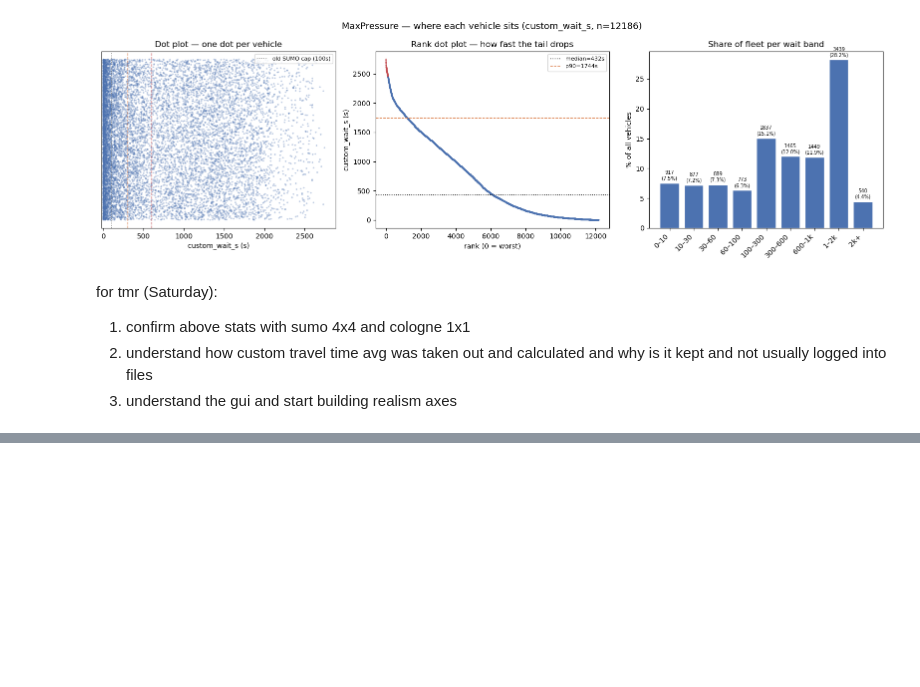
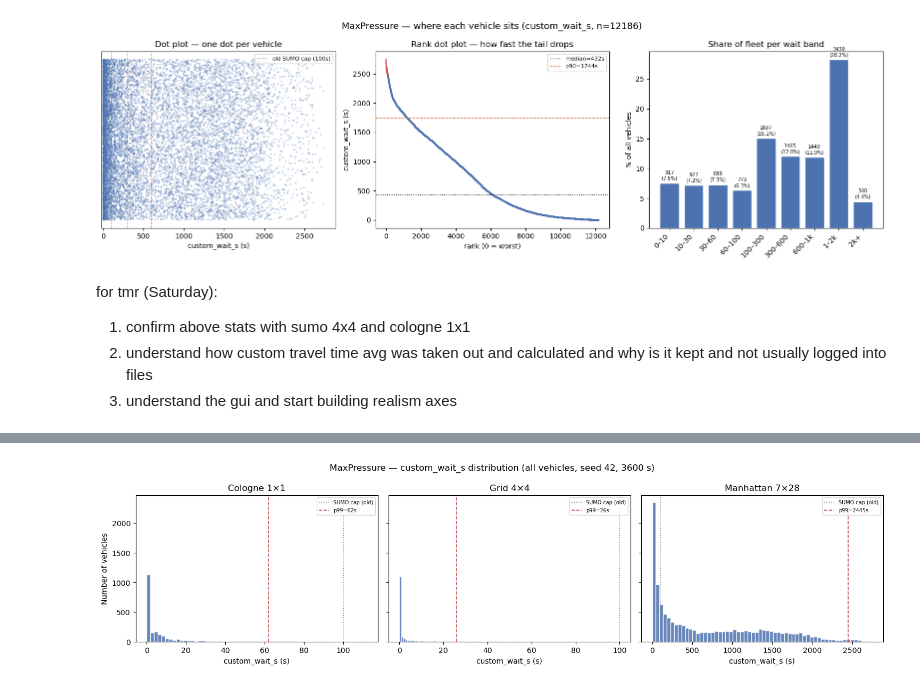
Before and after one commit to sal0-h/LibSignal, a Jupyter notebook: result_analysis/results.ipynb, the cells around one changed output, grey strips where cells are left out. Cells and saved outputs as stored; diff of their text form; code cells hidden in the pictures; blank space fills up the shorter version.

```diff
--- a/result_analysis/results.ipynb
+++ b/result_analysis/results.ipynb
@@ -638,0 +745,22 @@ for tmr (Saturday):
+# %%
+rows = []
+for label, df in dfs.items():
+    w = df[METRIC]
+    n = len(df)
+    n_done = (df["trip_status"] == "completed").sum()
+    n_stranded = (df["trip_status"] == "on_map_at_end").sum()
+    rows.append({
+        "Network": label,
+        "Vehicles": n,
+        "Completed": n_done,
+        "Stranded": n_stranded,
+        "Stranded %": round(100 * n_stranded / n, 1),
+        "Mean (s)": round(w.mean(), 1),
+        "Median (s)": round(w.median(), 1),
+        "P95 (s)": round(w.quantile(0.95), 1),
+        "P99 (s)": round(w.quantile(0.99), 1),
+        "Max (s)": round(w.max(), 1),
+    })
+
+summary = pd.DataFrame(rows).set_index("Network")
+summary
@@ -638,0 +773,20 @@ for tmr (Saturday):
+# %%
+fig, axes = plt.subplots(1, 3, figsize=(15, 4), sharey=True)
+fig.suptitle(f"MaxPressure — {METRIC} distribution (all vehicles, seed 42, 3600 s)", fontsize=12)
+
+for ax, (label, df) in zip(axes, dfs.items()):
+    w = df[METRIC]
+    p99 = w.quantile(0.99)
+
+    ax.hist(w, bins=60, color="#4C72B0", edgecolor="white", alpha=0.85)
+    ax.axvline(100, color="gray", linestyle=":", linewidth=1.2, label="SUMO cap (old)")
+    ax.axvline(p99, color="#C44E52", linestyle="--", linewidth=1.2, label=f"p99={p99:.0f}s")
+    ax.set_title(label)
+    ax.set_xlabel(f"{METRIC} (s)")
+    ax.legend(fontsize=7, loc="upper right")
+
+axes[0].set_ylabel("Number of vehicles")
+plt.tight_layout()
+plt.show()
+# %% [output]
+[figure, added]
```
Also changed, not shown: parts of 6 cells of this notebook, 13 other files.
